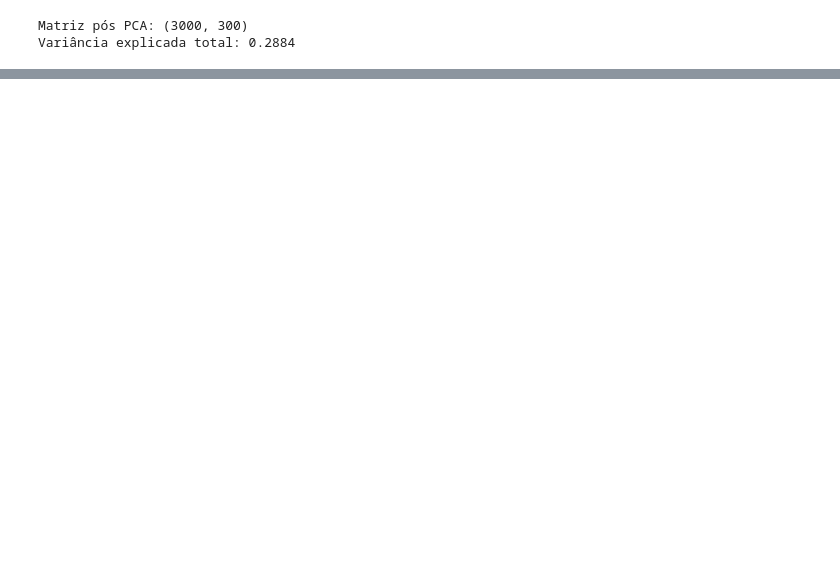
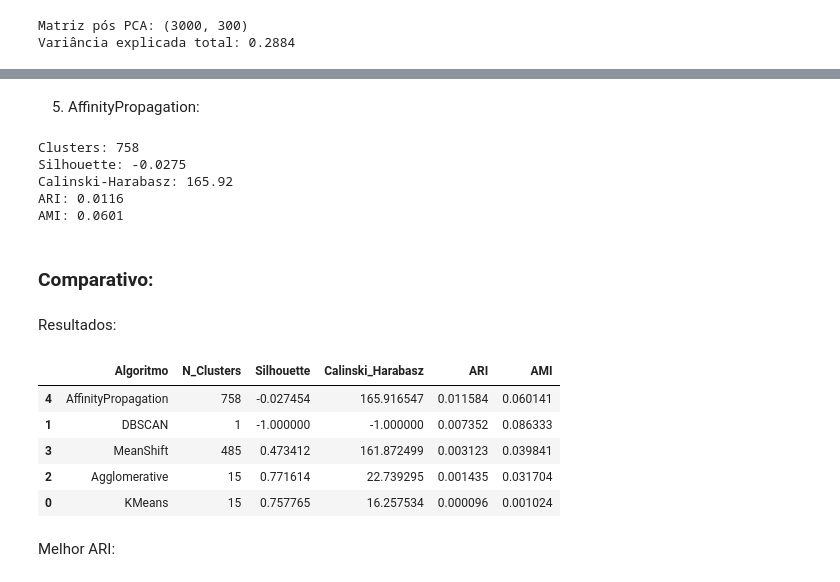
Before and after one commit to lannaanjos/Analise_Genetica, a Jupyter notebook: analise.ipynb, the cells around one changed output, grey strips where cells are left out. Cells and saved outputs as stored; diff of their text form; code cells hidden in the pictures; blank space fills up the shorter version.

Commit message:
clustering + comparativos (lancar no gcolab)

```diff
--- a/analise.ipynb
+++ b/analise.ipynb
@@ -244,0 +408,65 @@ Variância explicada total: 0.2884
+# %% [markdown]
+5. AffinityPropagation:
+# %%
+affinity = AffinityPropagation(random_state=42, damping=0.9)
+labels_affinity = affinity.fit_predict(x)
+
+le = LabelEncoder()
+classes_numericas = le.fit_transform(classes_verdadeiras)
+
+n_clusters_affinity = len(set(labels_affinity))
+if n_clusters_affinity > 1:
+    sil_affinity = silhouette_score(x, labels_affinity)
+    ch_affinity = calinski_harabasz_score(x, labels_affinity)
+else:
+    sil_affinity = -1
+    ch_affinity = -1
+
+ari_affinity = adjusted_rand_score(classes_numericas, labels_affinity)
+ami_affinity = adjusted_mutual_info_score(classes_numericas, labels_affinity)
+
+print(f"Clusters: {n_clusters_affinity}")
+print(f"Silhouette: {sil_affinity:.4f}")
+print(f"Calinski-Harabasz: {ch_affinity:.2f}")
+print(f"ARI: {ari_affinity:.4f}")
+print(f"AMI: {ami_affinity:.4f}")
+
+resultado_affinity = {
+    'Algoritmo': 'AffinityPropagation',
+    'N_Clusters': n_clusters_affinity,
+    'Silhouette': sil_affinity,
+    'Calinski_Harabasz': ch_affinity,
+    'ARI': ari_affinity,
+    'AMI': ami_affinity
+}
+# %% [output]
+Clusters: 758
+Silhouette: -0.0275
+Calinski-Harabasz: 165.92
+ARI: 0.0116
+AMI: 0.0601
+# %% [markdown]
+### Comparativo:
+# %% [markdown]
+Resultados:
+# %%
+df_resultados = pd.DataFrame([
+    resultado_kmeans,
+    resultado_dbscan,
+    resultado_agglo,
+    resultado_meanshift,
+    resultado_affinity
+])
+
+df_resultados = df_resultados.sort_values('ARI', ascending=False)
+
+df_resultados
+# %% [output]
+|  | Algoritmo | N_Clusters | Silhouette | Calinski_Harabasz | ARI | AMI |
+| 4 | AffinityPropagation | 758 | -0.027454 | 165.916547 | 0.011584 | 0.060141 |
+| 1 | DBSCAN | 1 | -1.000000 | -1.000000 | 0.007352 | 0.086333 |
+| 3 | MeanShift | 485 | 0.473412 | 161.872499 | 0.003123 | 0.039841 |
+| 2 | Agglomerative | 15 | 0.771614 | 22.739295 | 0.001435 | 0.031704 |
+| 0 | KMeans | 15 | 0.757765 | 16.257534 | 0.000096 | 0.001024 |
+# %% [markdown]
+Melhor ARI:
```
Also changed, not shown: parts of 18 cells of this notebook.
